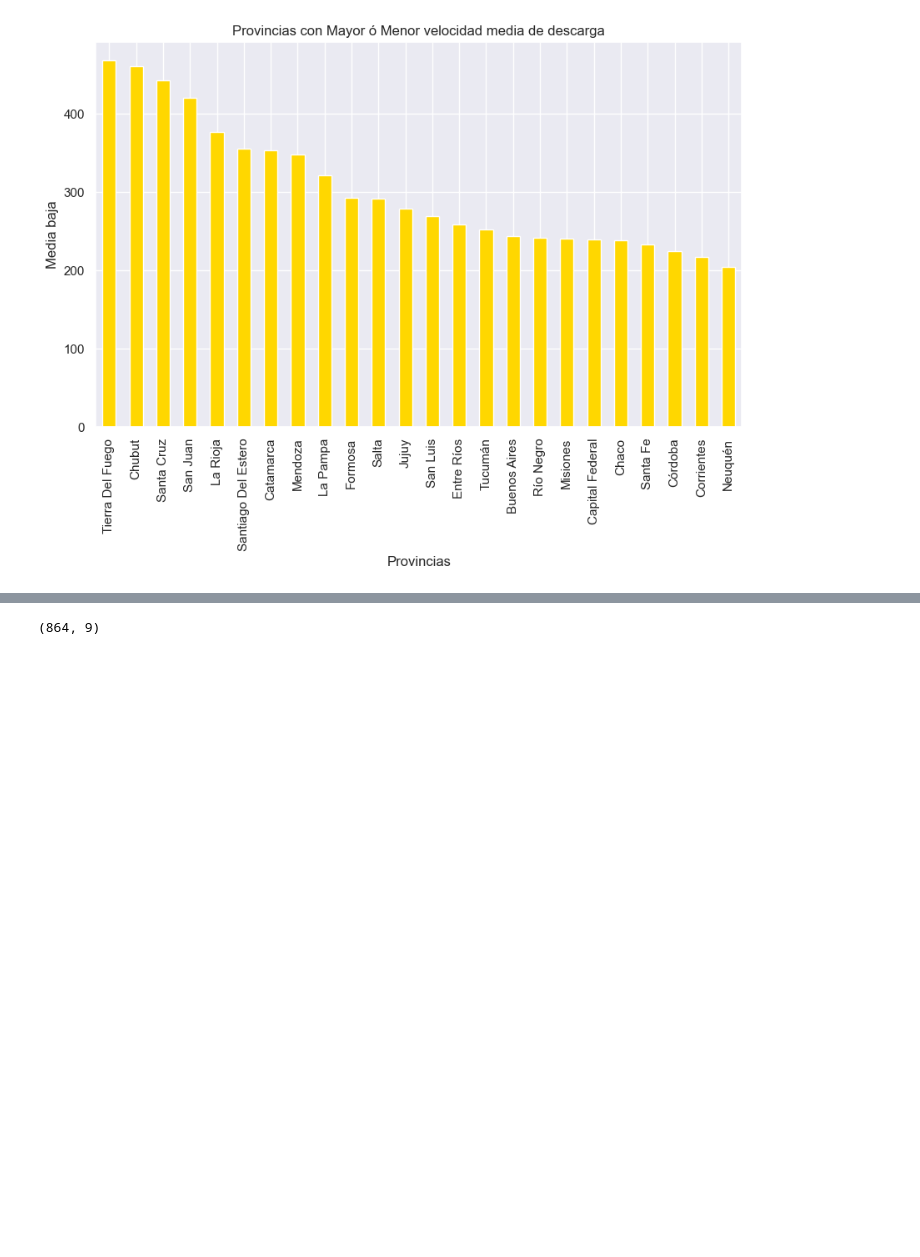
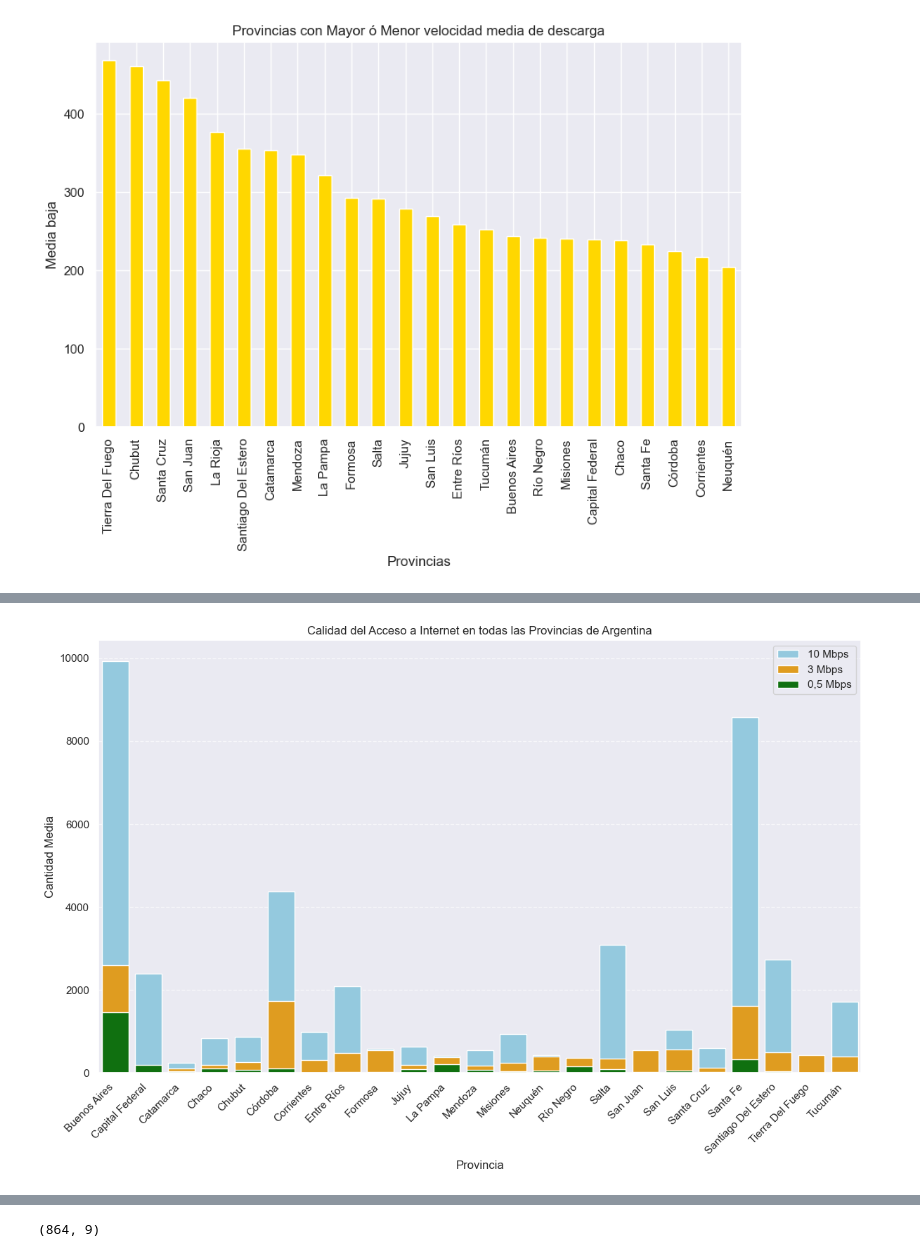
Before and after one commit to Chinaskidev/VecinoNet_Proyecto, a Jupyter notebook: tele_ENACOM_EDA.ipynb, the cells around one changed output, grey strips where cells are left out. Drawn from its saved outputs; the diff is of its cells as text; code cells hidden in the pictures; blank space fills up the shorter version.

```diff
--- a/tele_ENACOM_EDA.ipynb
+++ b/tele_ENACOM_EDA.ipynb
@@ -118,0 +119,3 @@ plt.show()
+# %%
+# Leyendo los datos
+df2 = pd.read_csv('.\datos_EDA\internetfijo_velocidadbaja_provincia_EDA.csv')
@@ -118,0 +156,25 @@ plt.show()
+# %%
+# Ordeno las provincias que quiero mostrar
+provincias_ordenadas = df2.groupby('Provincia')['10 Mbps'].mean().sort_values(ascending=False).index[:23]
+
+# Incluyo las provincias
+df_top_provincias = df2[df2['Provincia'].isin(provincias_ordenadas)]
+
+# Creo el gráfico
+plt.figure(figsize=(14, 8))
+
+# Utilizo Seaborn para crear el gráfico de barras
+sns.barplot(data=df_top_provincias, x='Provincia', y='10 Mbps', color='skyblue', label='10 Mbps', errorbar=None)
+sns.barplot(data=df_top_provincias, x='Provincia', y='3 Mbps', color='orange', label='3 Mbps', errorbar=None)
+sns.barplot(data=df_top_provincias, x='Provincia', y='0,5 Mbps', color='green', label='0,5 Mbps', errorbar=None)
+
+plt.xlabel('Provincia')
+plt.ylabel('Cantidad Media')
+plt.title('Calidad del Acceso a Internet en todas las Provincias de Argentina')
+plt.legend()
+plt.xticks(rotation=45, ha='right')
+plt.grid(axis='y', linestyle='--', alpha=0.7)
+
+plt.show()
+# %% [output]
+[figure, added]
```
Also changed, not shown: parts of 41 cells of this notebook.
